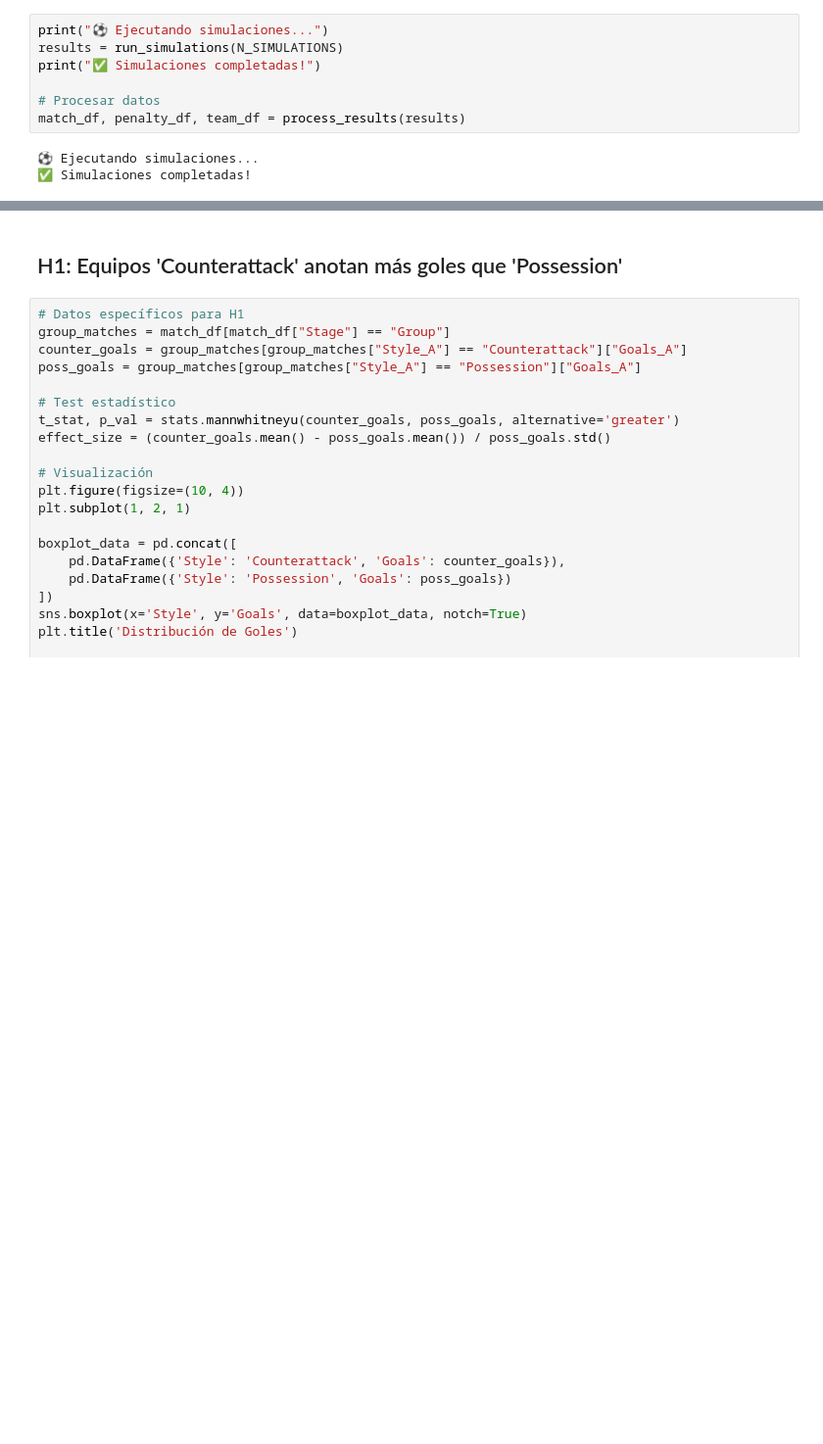
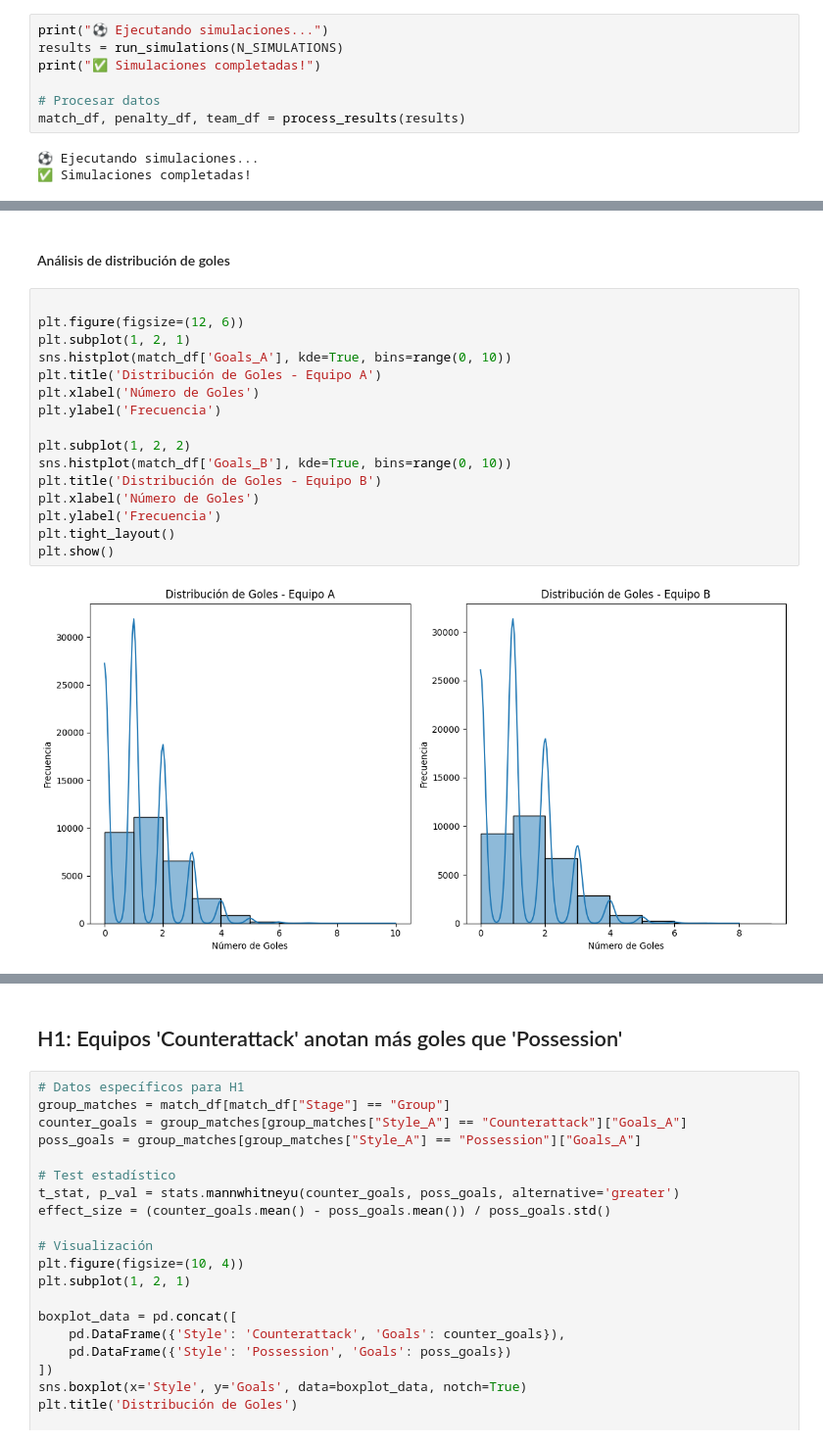
Before and after one commit to kmy-cyber/Football-simulation-DE, a Jupyter notebook: TournamentSimulation.ipynb, the cells around one changed output, grey strips where cells are left out. Shown at 98% size. Drawn from its saved outputs; the diff is of its cells as text; blank space fills up the shorter version.

```diff
--- a/TournamentSimulation.ipynb
+++ b/TournamentSimulation.ipynb
@@ -125,0 +213,20 @@ plt.show()
+# %% [markdown]
+#### Análisis de distribución de goles
+# %%
+
+plt.figure(figsize=(12, 6))
+plt.subplot(1, 2, 1)
+sns.histplot(match_df['Goals_A'], kde=True, bins=range(0, 10))
+plt.title('Distribución de Goles - Equipo A')
+plt.xlabel('Número de Goles')
+plt.ylabel('Frecuencia')
+
+plt.subplot(1, 2, 2)
+sns.histplot(match_df['Goals_B'], kde=True, bins=range(0, 10))
+plt.title('Distribución de Goles - Equipo B')
+plt.xlabel('Número de Goles')
+plt.ylabel('Frecuencia')
+plt.tight_layout()
+plt.show()
+# %% [output]
+[figure, added]
```
Also changed, not shown: parts of 48 cells of this notebook, 1 other file.
